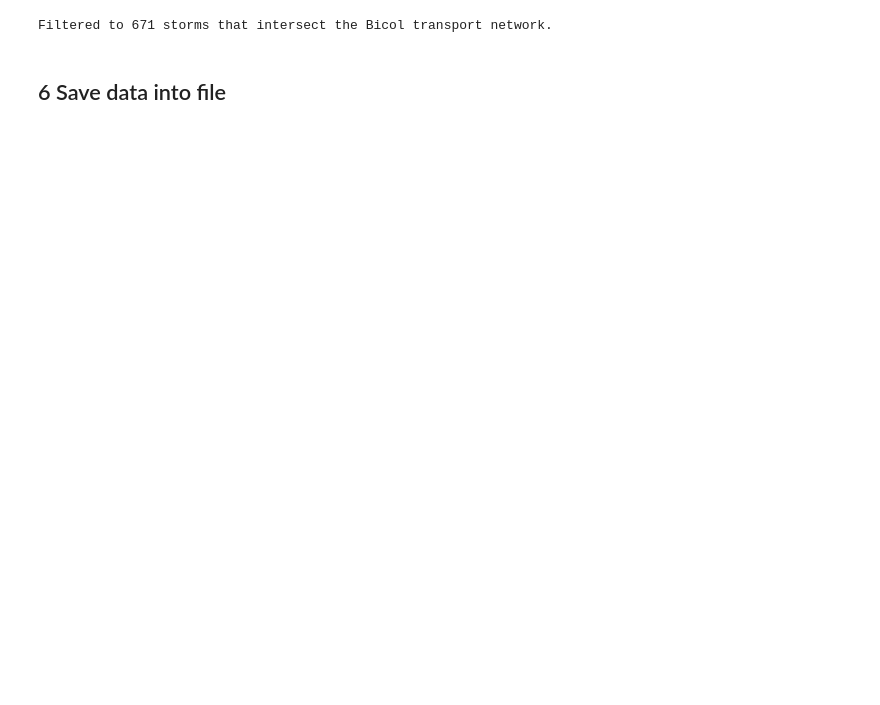
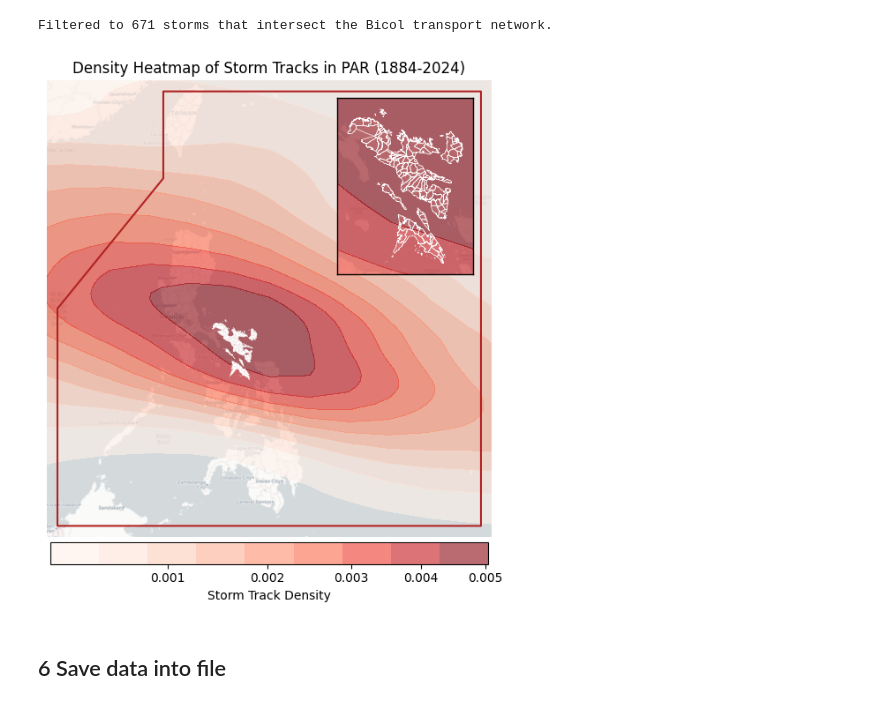
Before and after one commit to rixmape/transport-network-analysis, a Jupyter notebook: 05-storm-swaths.ipynb, the cells around one changed output. Cells and saved outputs as stored; diff of their text form; code cells hidden in the pictures; blank space fills up the shorter version.

```diff
--- a/06-storm-swaths.ipynb
+++ b/05-storm-swaths.ipynb
@@ -80,7 +81,7 @@ plt.show()
 [figure]
 # %%
 sids_in_par = gpd.sjoin(gdf_storms, gdf_par, how="inner", predicate="within")["SID"].unique()
-gdf_storms_par = gdf_storms[gdf_storms["SID"].isin(sids_in_par)].copy()
+gdf_storms_par = gdf_storms[gdf_storms["SID"].isin(sids_in_par)]
 gdf_storms_par = gdf_storms_par[gdf_storms_par["NATURE"] == "TS"]
 
 print(f"Found {len(gdf_storms_par['SID'].unique())} tropical storms that passed through the PAR.")
@@ -188,13 +189,93 @@ xmin, ymin, xmax, ymax = gdf_boundaries.total_bounds
 crop_box = box(xmin, ymin, xmax, ymax)
 gdf_swaths = gpd.clip(gdf_swaths, crop_box)
 
-intersecting_swath_ids = gpd.sjoin(gdf_swaths, gdf_transport, how="inner", predicate="intersects")["SID"].unique()
+intersecting_swath_ids = gpd.sjoin(gdf_swaths, gdf_transport, how="inner", predicate="intersects")[
+    "SID"
+].unique()
 gdf_swaths = gdf_swaths[gdf_swaths["SID"].isin(intersecting_swath_ids)]
 gdf_storms_par = gdf_storms_par[gdf_storms_par["SID"].isin(intersecting_swath_ids)]
 
 print(f"Filtered to {len(intersecting_swath_ids)} storms that intersect the Bicol transport network.")
 # %% [output]
 Filtered to 671 storms that intersect the Bicol transport network.
+# %%
+fig, ax = plt.subplots(figsize=(8, 8))
+
+gdf_par.plot(ax=ax, color="none", edgecolor="firebrick", linewidth=1.5, zorder=3)
+gdf_boundaries.plot(ax=ax, color="white", edgecolor="white", linewidth=0.1, zorder=4)
+sns.kdeplot(
+    x=gdf_storms_par.geometry.x,
+    y=gdf_storms_par.geometry.y,
+    ax=ax,
+    cmap="Reds",
+    fill=True,
+    alpha=0.6,
+    zorder=2,
+    cbar=True,
+    cbar_kws={
+        "label": "Storm Track Density",
+        "orientation": "horizontal",
+        "pad": 0.01,
+        "shrink": 0.8,
+        "ticks": plt.matplotlib.ticker.MaxNLocator(5),
+    },
+)
+
+x_min_par, y_min_par, x_max_par, y_max_par = gdf_par.total_bounds
+padding = 0.5
+ax.set_xlim(x_min_par - padding, x_max_par + padding)
+ax.set_ylim(y_min_par - padding, y_max_par + padding)
+
+cx.add_basemap(
+    ax,
+    crs=gdf_boundaries.crs,
+    source=cx.providers.CartoDB.Positron,
+    attribution="",
+    zorder=1,
+)
+
+min_year, max_year = int(gdf_storms_par["SEASON"].min()), int(gdf_storms_par["SEASON"].max())
+ax.set_title(f"Density Heatmap of Storm Tracks in PAR ({min_year}-{max_year})")
+ax.set_axis_off()
+
+ax_inset = fig.add_axes([0.58, 0.605, 0.25, 0.25])
+
+gdf_boundaries.plot(ax=ax_inset, color="none", edgecolor="white", linewidth=0.5, zorder=3)
+sns.kdeplot(
+    x=gdf_storms_par.geometry.x,
+    y=gdf_storms_par.geometry.y,
+    ax=ax_inset,
+    cmap="Reds",
+    fill=True,
+    alpha=0.6,
+    zorder=2,
+)
+
+x_min_bicol, y_min_bicol, x_max_bicol, y_max_bicol = gdf_boundaries.total_bounds
+inset_padding = 0.2
+ax_inset.set_xlim(x_min_bicol - inset_padding, x_max_bicol + inset_padding)
+ax_inset.set_ylim(y_min_bicol - inset_padding, y_max_bicol + inset_padding)
+
+cx.add_basemap(
+    ax_inset,
+    crs=gdf_boundaries.crs,
+    source=cx.providers.CartoDB.Positron,
+    attribution="",
+    zorder=1,
+)
+ax_inset.set_xticks([])
+ax_inset.set_yticks([])
+ax_inset.set_xlabel("")
+ax_inset.set_ylabel("")
+for spine in ax_inset.spines.values():
+    spine.set_edgecolor("black")
+    spine.set_linewidth(1)
+
+filepath = os.path.join(BASE_PATH, "storm_density_heatmap.png")
+plt.savefig(filepath, dpi=300, bbox_inches="tight")
+plt.show()
+# %% [output]
+[figure, added]
 # %% [markdown]
 ## 6 Save data into file
 # %%
```
Also changed, not shown: parts of 2 cells of this notebook, 3 other files.
